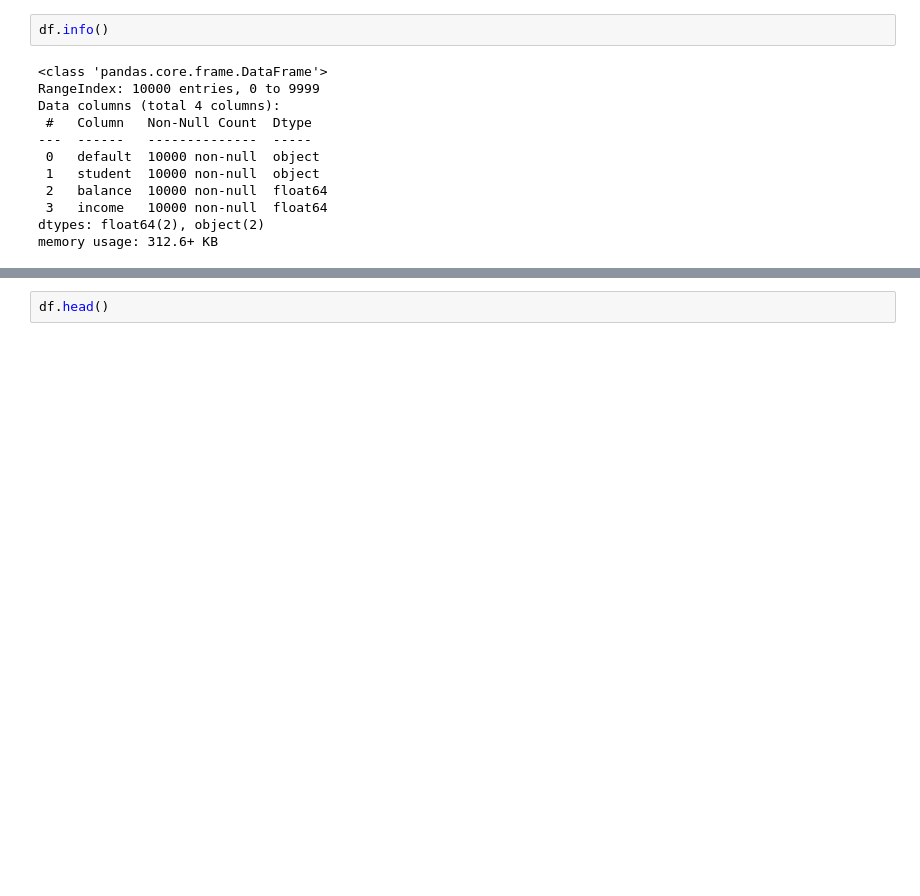
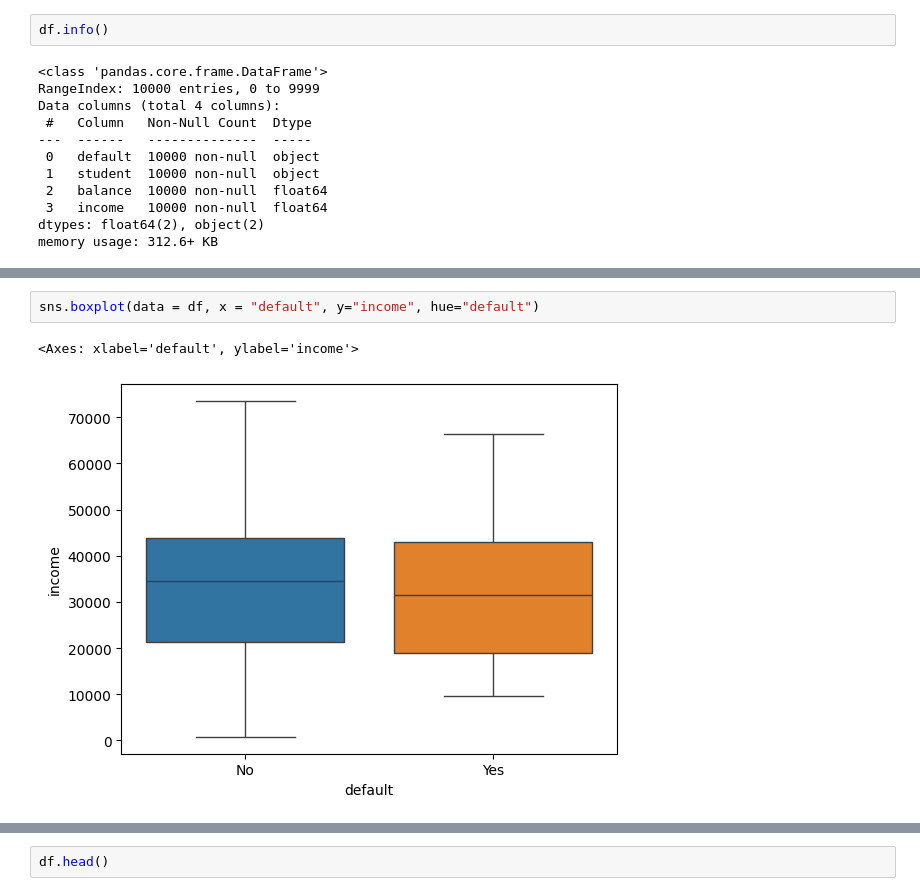
Before and after one commit to StefanLundberg77/ai_engineering_stefan_lundberg, a Jupyter notebook: code-alongs/04_logistic_regression/logistic_regression.ipynb, the cells around one changed output, grey strips where cells are left out. Drawn from its saved outputs; the diff is of its cells as text; blank space fills up the shorter version.

```diff
--- a/code-alongs/04_logistic_regression/logistic_regression.ipynb
+++ b/code-alongs/04_logistic_regression/logistic_regression.ipynb
@@ -38,0 +58,5 @@ sns.boxplot(data=df, x="default", y="balance")
+# %%
+sns.boxplot(data = df, x = "default", y="income", hue="default")
+# %% [output]
+<Axes: xlabel='default', ylabel='income'>
+[figure, added]
```
Also changed, not shown: parts of 31 cells of this notebook.
